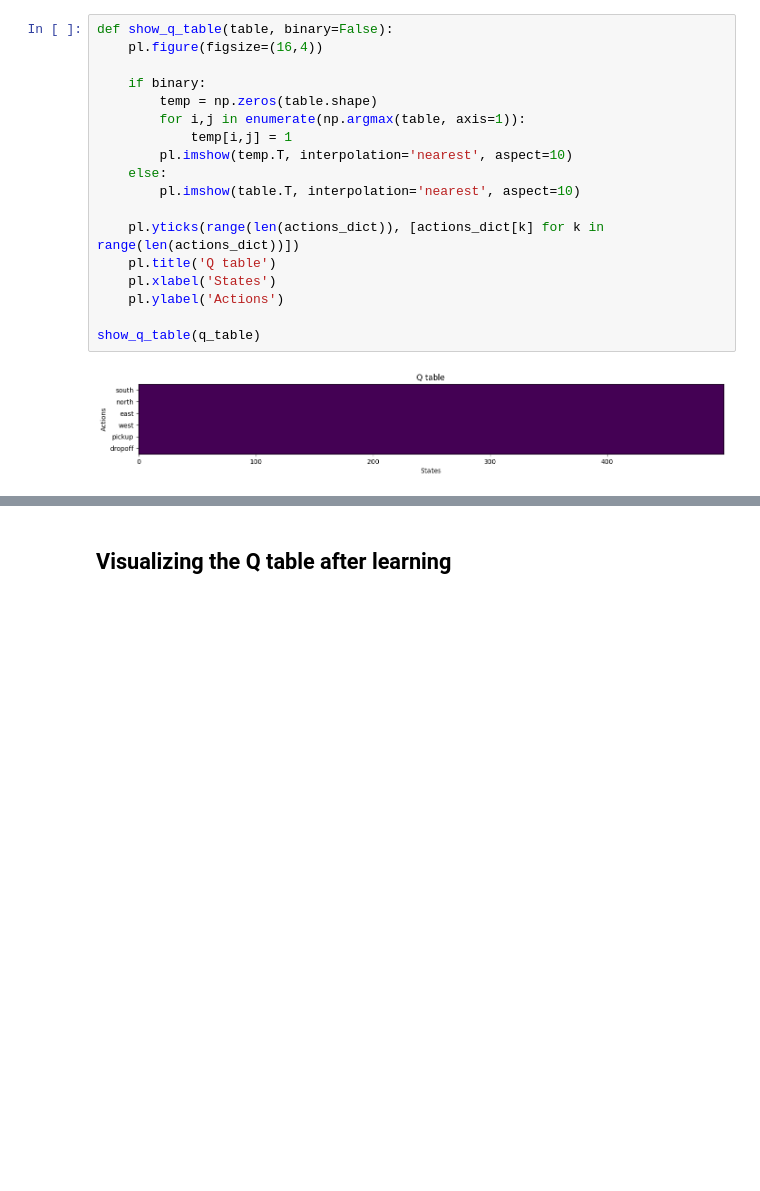
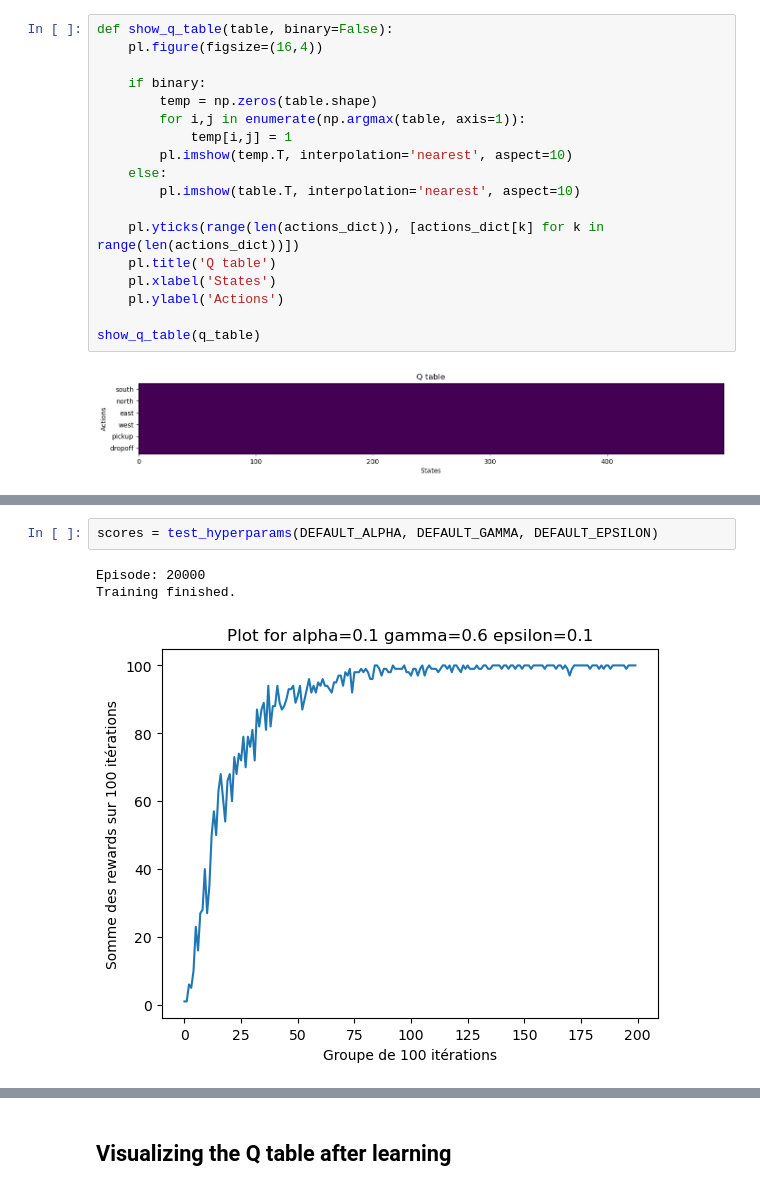
Before and after one commit to Raynobrak/heigvd-labos-min, a Jupyter notebook: PW2/2_q_learning_taxi.ipynb, the cells around one changed output, grey strips where cells are left out. Saved outputs shown, nothing was run; the diff lists cells and outputs as text; blank space fills up the shorter version.

```diff
--- a/PW2/2_q_learning_taxi.ipynb
+++ b/PW2/2_q_learning_taxi.ipynb
@@ -177,0 +263,6 @@ show_q_table(q_table)
+# %%
+scores = test_hyperparams(DEFAULT_ALPHA, DEFAULT_GAMMA, DEFAULT_EPSILON)
+# %% [output]
+Episode: 20000
+Training finished.
+[figure, added]
```
Also changed, not shown: parts of 16 cells of this notebook, 2 other files.
